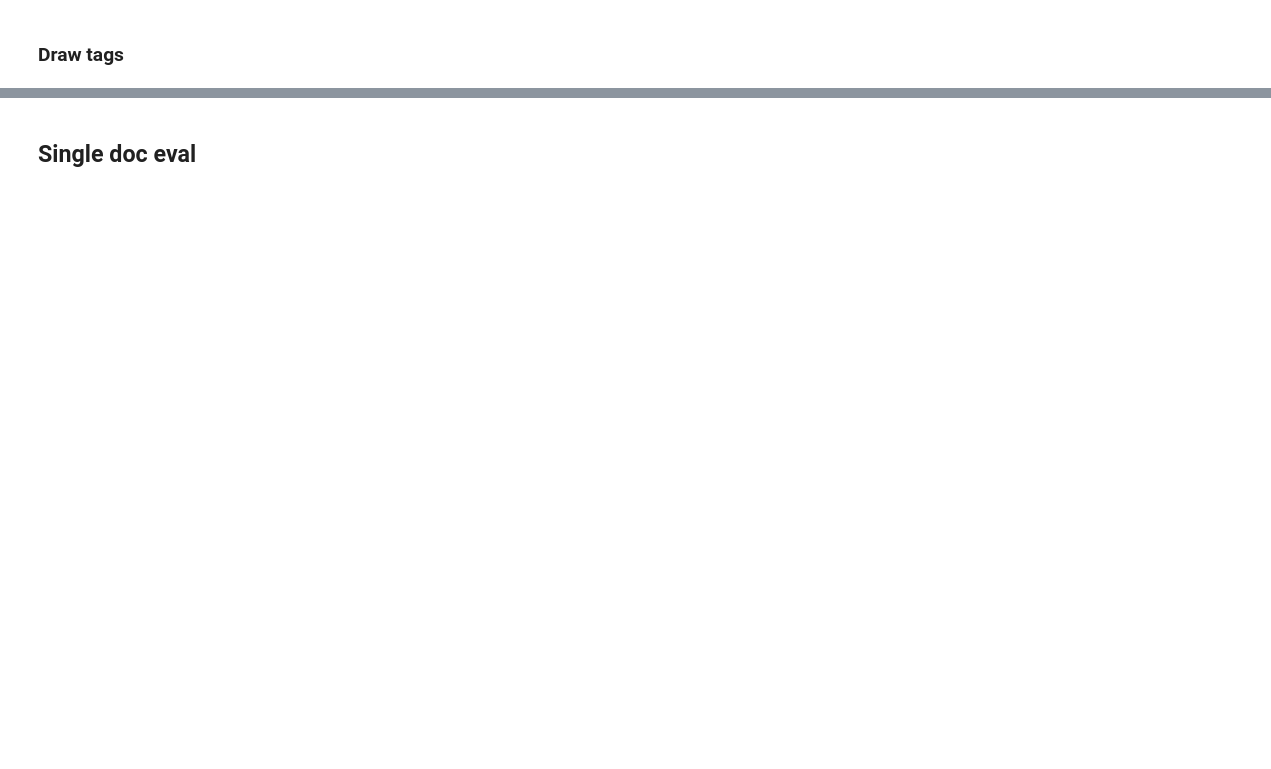
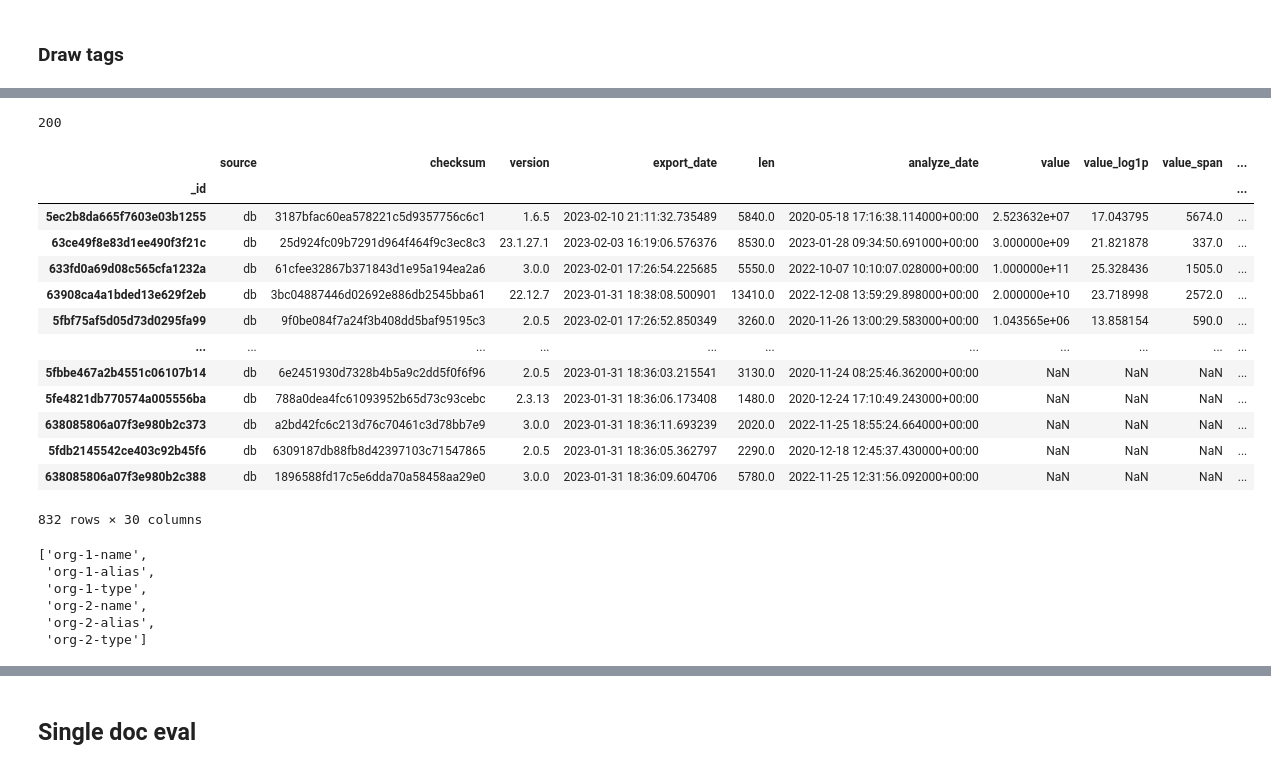
Before and after one commit to LitJane/analyser, a Jupyter notebook: trainsets/eval_contract_uber_model.ipynb, the cells around one changed output, grey strips where cells are left out. Saved outputs shown, nothing was run; the diff lists cells and outputs as text; code cells hidden in the pictures; blank space fills up the shorter version.

```diff
--- a/trainsets/eval_contract_uber_model.ipynb
+++ b/trainsets/eval_contract_uber_model.ipynb
@@ -725,9 +842,0 @@ print("Всего недочетов:", len(counter))
-# %%
-umtm.stats['errors'] = 0
-for c in counter:
-  umtm.stats.at[c, 'errors'] = counter[c]
-
-
-calculate_samples_weights(umtm)
-umtm._save_stats()
-umtm.stats
@@ -733,0 +847,25 @@ umtm.stats
+# %%
+sample_index = umtm.stats [umtm.stats['score'] < 1000].index.values[0:200]
+len(sample_index)
+# %% [output]
+200
+# %%
+userdocs = umtm.stats[umtm.stats.unseen==False]
+userdocs = userdocs[userdocs.source=='db']
+userdocs = userdocs[userdocs.score < 50000]
+userdocs
+# %% [output]
+|  | source | checksum | version | export_date | len | analyze_date | value | value_log1p | value_span | ... |
+| _id |  |  |  |  |  |  |  |  |  | ... |
+| 5ec2b8da665f7603e03b1255 | db | 3187bfac60ea578221c5d9357756c6c1 | 1.6.5 | 2023-02-10 21:11:32.735489 | 5840.0 | 2020-05-18 17:16:38.114000+00:00 | 2.523632e+07 | 17.043795 | 5674.0 | ... |
+| 63ce49f8e83d1ee490f3f21c | db | 25d924fc09b7291d964f464f9c3ec8c3 | 23.1.27.1 | 2023-02-03 16:19:06.576376 | 8530.0 | 2023-01-28 09:34:50.691000+00:00 | 3.000000e+09 | 21.821878 | 337.0 | ... |
+| 633fd0a69d08c565cfa1232a | db | 61cfee32867b371843d1e95a194ea2a6 | 3.0.0 | 2023-02-01 17:26:54.225685 | 5550.0 | 2022-10-07 10:10:07.028000+00:00 | 1.000000e+11 | 25.328436 | 1505.0 | ... |
+| 63908ca4a1bded13e629f2eb | db | 3bc04887446d02692e886db2545bba61 | 22.12.7 | 2023-01-31 18:38:08.500901 | 13410.0 | 2022-12-08 13:59:29.898000+00:00 | 2.000000e+10 | 23.718998 | 2572.0 | ... |
+| 5fbf75af5d05d73d0295fa99 | db | 9f0be084f7a24f3b408dd5baf95195c3 | 2.0.5 | 2023-02-01 17:26:52.850349 | 3260.0 | 2020-11-26 13:00:29.583000+00:00 | 1.043565e+06 | 13.858154 | 590.0 | ... |
+| ... | ... | ... | ... | ... | ... | ... | ... | ... | ... | ... |
+| 5fbbe467a2b4551c06107b14 | db | 6e2451930d7328b4b5a9c2dd5f0f6f96 | 2.0.5 | 2023-01-31 18:36:03.215541 | 3130.0 | 2020-11-24 08:25:46.362000+00:00 | NaN | NaN | NaN | ... |
+| 5fe4821db770574a005556ba | db | 788a0dea4fc61093952b65d73c93cebc | 2.3.13 | 2023-01-31 18:36:06.173408 | 1480.0 | 2020-12-24 17:10:49.243000+00:00 | NaN | NaN | NaN | ... |
+| 638085806a07f3e980b2c373 | db | a2bd42fc6c213d76c70461c3d78bb7e9 | 3.0.0 | 2023-01-31 18:36:11.693239 | 2020.0 | 2022-11-25 18:55:24.664000+00:00 | NaN | NaN | NaN | ... |
+| 5fdb2145542ce403c92b45f6 | db | 6309187db88fb8d42397103c71547865 | 2.0.5 | 2023-01-31 18:36:05.362797 | 2290.0 | 2020-12-18 12:45:37.430000+00:00 | NaN | NaN | NaN | ... |
+| 638085806a07f3e980b2c388 | db | 1896588fd17c5e6dda70a58458aa29e0 | 3.0.0 | 2023-01-31 18:36:09.604706 | 5780.0 | 2022-11-25 12:31:56.092000+00:00 | NaN | NaN | NaN | ... |
+832 rows × 30 columns
@@ -733,0 +891,12 @@ umtm.stats
+# %%
+org_keys=['name', 'alias', 'type']
+org_numbered_keys=[ f'org-1-{v}' for v in org_keys]
+org_numbered_keys+=[ f'org-2-{v}' for v in org_keys]
+org_numbered_keys
+# %% [output]
+['org-1-name',
+ 'org-1-alias',
+ 'org-1-type',
+ 'org-2-name',
+ 'org-2-alias',
+ 'org-2-type']
```
Also changed, not shown: parts of 74 cells of this notebook, 16 other files.
